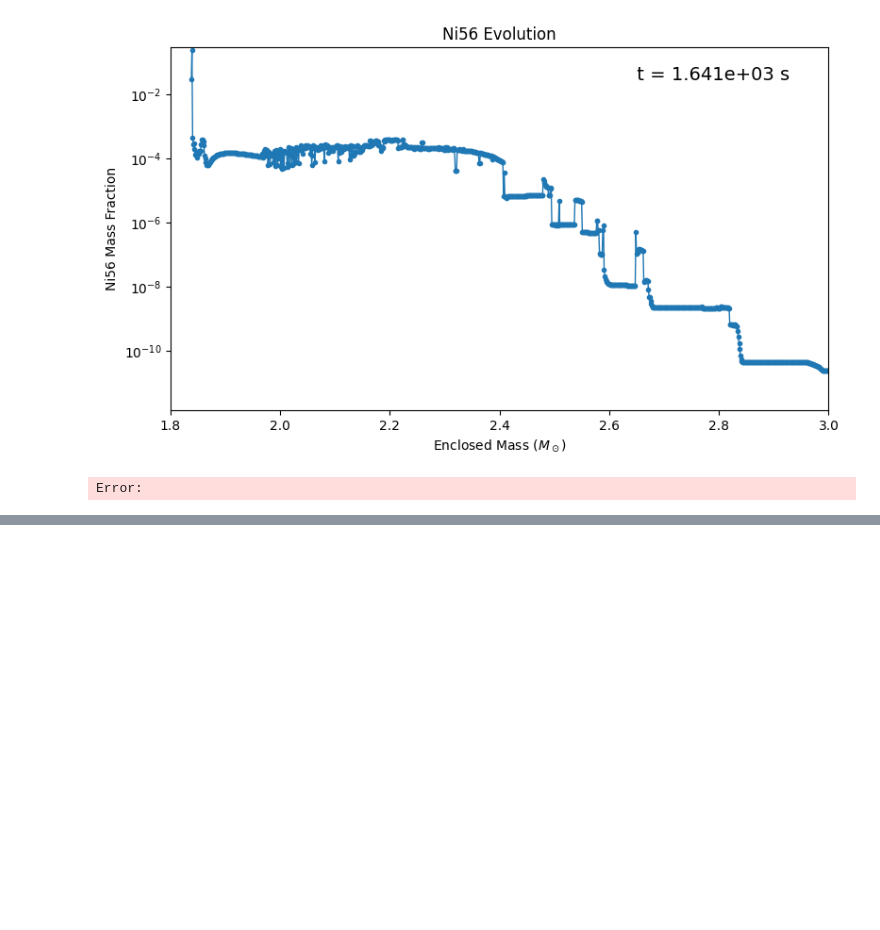
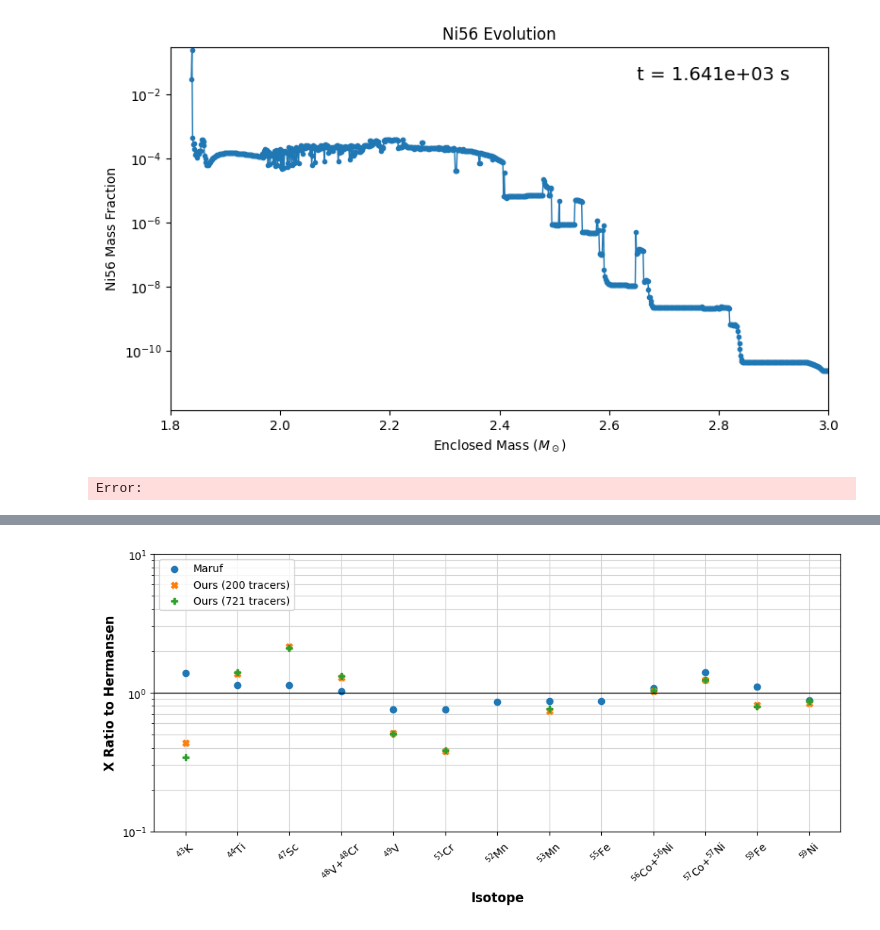
Before and after one commit to snaphu-msu/osnap, a Jupyter notebook: scripts/quick_plotting.ipynb, the cells around one changed output, grey strips where cells are left out. Cells and saved outputs as stored; diff of their text form; code cells hidden in the pictures; blank space fills up the shorter version.

```diff
--- a/scripts/quick_plotting.ipynb
+++ b/scripts/quick_plotting.ipynb
@@ -445,0 +476,33 @@ Error:
+# %%
+import numpy as np
+import matplotlib.pyplot as plt
+from osnap import *
+import pandas as pd
+import os
+import yt
+
+isotopes = ["k43", "ti44", "sc47", "v48", "v49", "cr51", "mn52", "mn53", "fe55", "co56", "co57", "fe59", "ni59"]
+additional = [None, None, None, "cr48", None, None, None, None, None, "ni56", "ni57", None, None]
+isotope_labels = ["$^{43}$K", "$^{44}$Ti", "$^{47}$Sc", "$^{48}$V+$^{48}$Cr", "$^{49}$V", "$^{51}$Cr", "$^{52}$Mn", "$^{53}$Mn", "$^{55}$Fe", "$^{56}$Co$+^{56}$Ni", "$^{57}$Co$+^{57}$Ni", "$^{59}$Fe", "$^{59}$Ni"]
+hermansen = np.array([1.4e-8, 3.01e-5, 6.12e-8, 9.24e-5, 6.08e-6, 1.85e-5, 0.001, 0.000107, 0.000495, 0.0875, 0.00256, 3.92e-5, 0.000162])
+maruf = np.array([1.94e-8, 3.42e-5, 6.93e-8, 9.47e-5, 4.58e-6, 1.39e-5, 8.60e-4, 9.23e-5, 4.32e-4, 9.38e-2, 3.60e-3, 4.34e-5, 1.43e-4])
+
+ours_200 = np.array(get_mass_fractions("n200", isotopes, additional))
+ours_variable = np.array(get_mass_fractions("variable", isotopes, additional))
+
+plt.figure(figsize=(10, 5))
+plt.rcParams['axes.axisbelow'] = True
+plt.grid(which = 'both', axis = 'both', color = 'lightgray')
+plt.axhline(y=1, color = 'black', lw = 1)
+plt.scatter(isotopes, maruf / hermansen, marker='o', label='Maruf')
+plt.scatter(isotopes, ours_200 / hermansen, marker='X', label='Ours (200 tracers)')
+plt.scatter(isotopes, ours_variable / hermansen, marker='P', label='Ours (721 tracers)')
+plt.xlabel('Isotope', fontweight='bold', fontsize=12)
+plt.ylabel('X Ratio to Hermansen', fontweight='bold', fontsize=12)
+plt.xticks(isotopes, isotope_labels, rotation=45)
+plt.ylim(0.1, 10)
+plt.semilogy()
+plt.legend(loc = 'upper left')
+plt.tight_layout()
+plt.savefig(f"{config.plot_directory}/hermansen_isotope_comparison.png", dpi=400)
+# %% [output]
@@ -445,0 +523 @@ Error:
+[figure, added]
```
Also changed, not shown: parts of 17 cells of this notebook, 19 other files.
